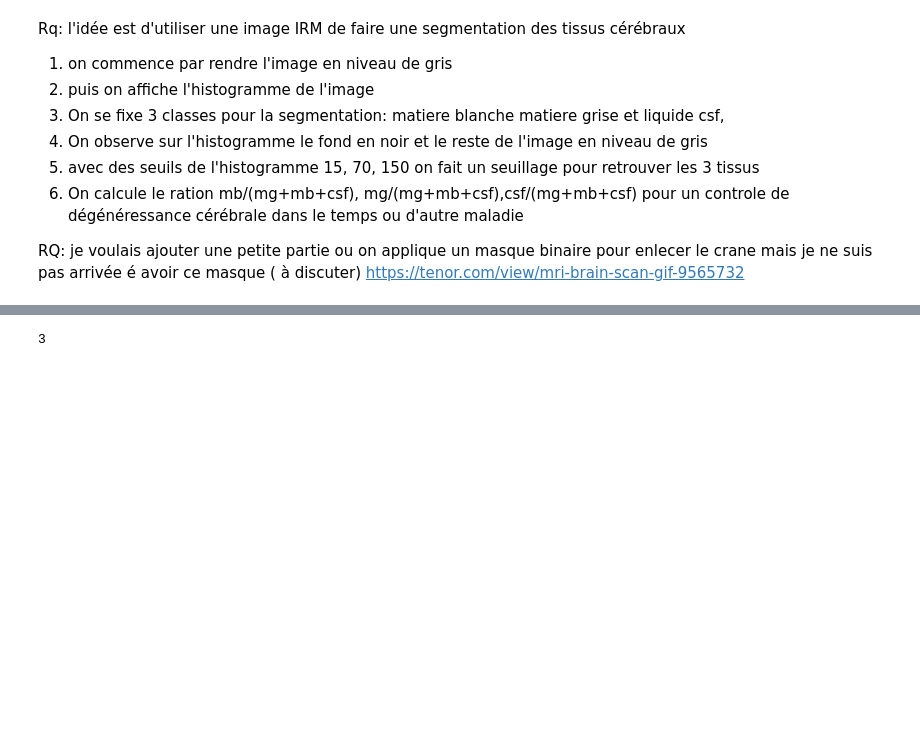
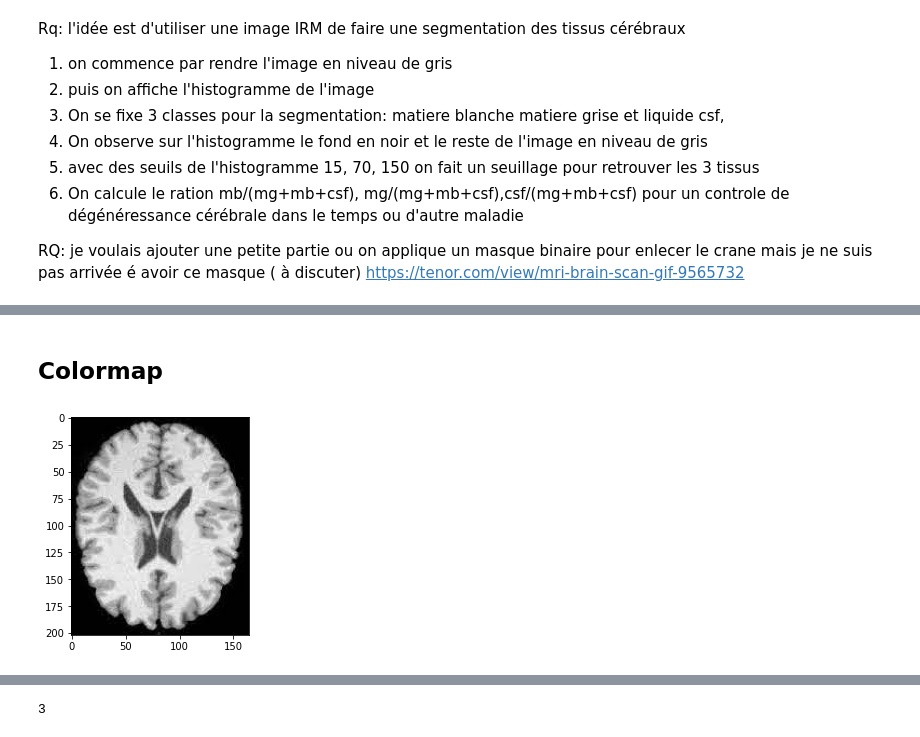
Before and after one commit to rasql/edunum, a Jupyter notebook: doc/python/le/7/mri_exercice.ipynb, the cells around one changed output, grey strips where cells are left out. Saved outputs shown, nothing was run; the diff lists cells and outputs as text; code cells hidden in the pictures; blank space fills up the shorter version.

```diff
--- a/doc/python/le/7/mri_exercice.ipynb
+++ b/doc/python/le/7/mri_exercice.ipynb
@@ -48,0 +76,6 @@ plt.colorbar();
+# %% [markdown]
+## Colormap
+# %%
+plt.imshow(brain, cmap='gray');
+# %% [output]
+[figure, added]
```
Also changed, not shown: parts of 30 cells of this notebook, 7 other files.
